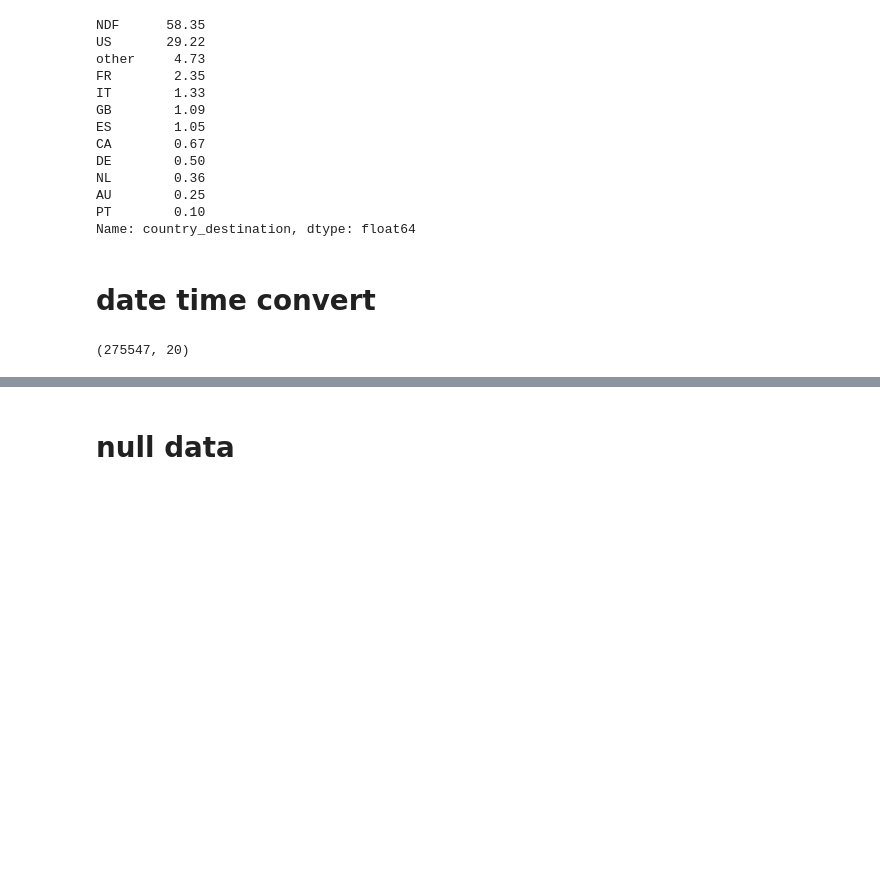
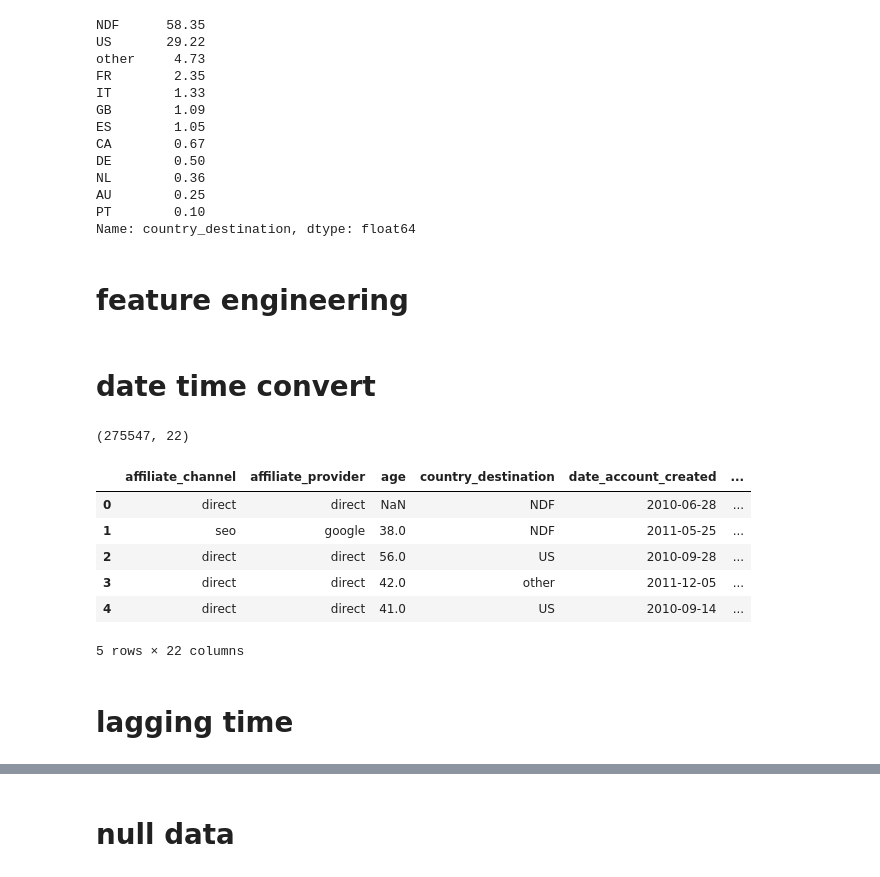
Before and after one commit to wjy5446/airbnb-new-booking, a Jupyter notebook: Airbnb_V5.0.ipynb, the cells around one changed output, grey strips where cells are left out. Drawn from its saved outputs; the diff is of its cells as text; code cells hidden in the pictures; blank space fills up the shorter version.

Commit message:
feature engineering completed up to age

```diff
--- a/Airbnb_V5.0.ipynb
+++ b/Airbnb_V5.0.ipynb
@@ -53,6 +51,11 @@ df_all = pd.concat([df_train, df_test])
 df_countries = pd.read_csv('countries.csv')
 df_sessions = pd.read_csv('sessions.csv')
 df_age_bkts = pd.read_csv('age_gender_bkts.csv')
+# %%
+df_all = pd.concat([df_train, df_test], axis=0)
+train_id = df_train.id
+test_id = df_test.id
+all_id = df_all.id
 # %%
 df_train.info()
 # %% [output]
@@ -223,6 +225,8 @@ NL        0.36
 AU        0.25
 PT        0.10
 Name: country_destination, dtype: float64
+# %% [markdown]
+# feature engineering
 # %% [markdown]
 # date time convert
 # %%
@@ -236,13 +240,22 @@ df_all['create_year'] = df_all["date_account_created"].apply(lambda x : x.year)
 df_all['create_month'] = df_all["date_account_created"].apply(lambda x : x.month)
 df_all['create_day'] = df_all["date_account_created"].apply(lambda x : x.day)
 
-df_all['timestamp_first_active_y'] = df_all["timestamp_first_active"].apply(lambda x : x.year)
-df_all['timestamp_first_active_m'] = df_all["timestamp_first_active"].apply(lambda x : x.month)
-df_all['timestamp_first_active_d'] = df_all["timestamp_first_active"].apply(lambda x : x.day)
-
-df_all = df_all.drop("date_account_created" , axis=1)
-df_all = df_all.drop("timestamp_first_active" , axis=1)
+df_all['active_year'] = df_all["timestamp_first_active"].apply(lambda x : x.year)
+df_all['active_month'] = df_all["timestamp_first_active"].apply(lambda x : x.month)
+df_all['active_day'] = df_all["timestamp_first_active"].apply(lambda x : x.day)
 # %%
 df_all.shape
 # %% [output]
-(275547, 20)
+(275547, 22)
+# %%
+df_all.head()
+# %% [output]
+|  | affiliate_channel | affiliate_provider | age | country_destination | date_account_created | ... |
+| 0 | direct | direct | NaN | NDF | 2010-06-28 | ... |
+| 1 | seo | google | 38.0 | NDF | 2011-05-25 | ... |
+| 2 | direct | direct | 56.0 | US | 2010-09-28 | ... |
+| 3 | direct | direct | 42.0 | other | 2011-12-05 | ... |
+| 4 | direct | direct | 41.0 | US | 2010-09-14 | ... |
+5 rows × 22 columns
+# %% [markdown]
+# lagging time
```
Also changed, not shown: parts of 154 cells of this notebook.
